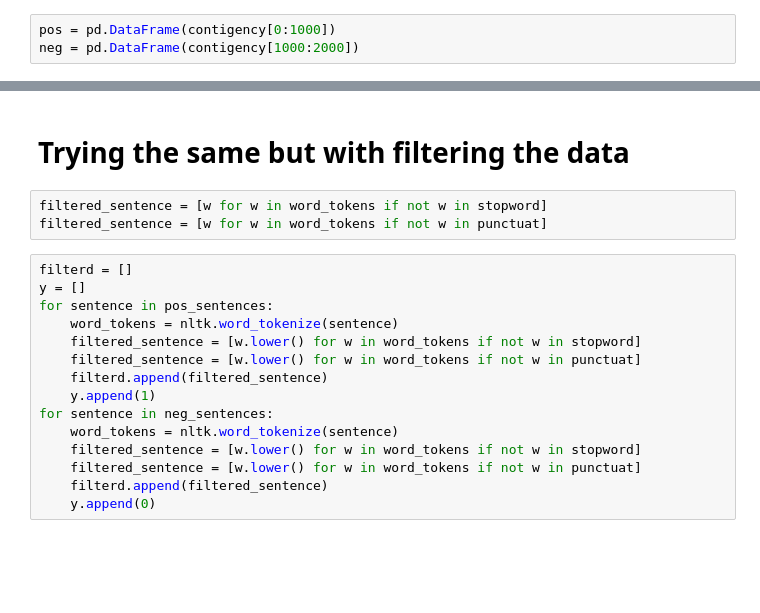
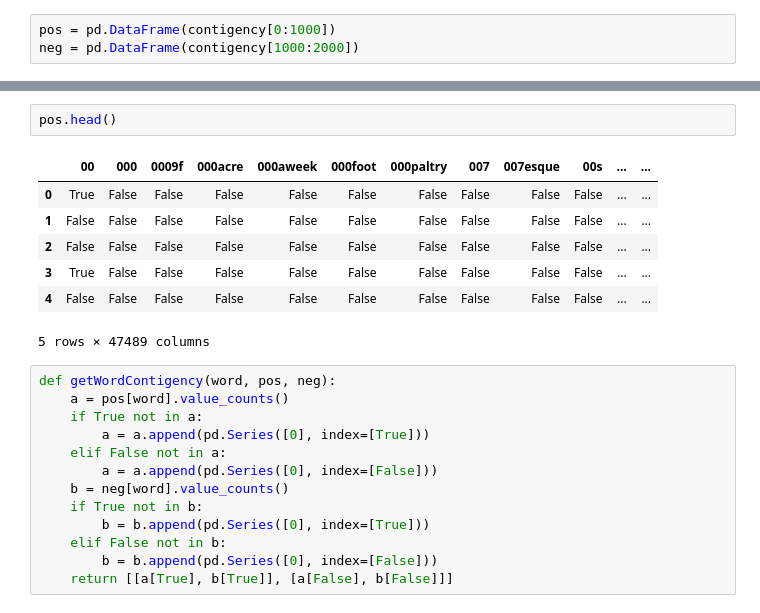
Before and after one commit to SimonKenoby/INFO2049, a Jupyter notebook: webandtext.ipynb, the cells around one changed output, grey strips where cells are left out. Drawn from its saved outputs; the diff is of its cells as text; blank space fills up the shorter version.

```diff
--- a/webandtext.ipynb
+++ b/webandtext.ipynb
@@ -446,20 +440,23 @@ for i in range(0, len(pos_uniques)):
-# %% [markdown]
-# Trying the same but with filtering the data
-# %%
-filtered_sentence = [w for w in word_tokens if not w in stopword]
-filtered_sentence = [w for w in word_tokens if not w in punctuat]
-# %%
-filterd = []
-y = []
-for sentence in pos_sentences:
-    word_tokens = nltk.word_tokenize(sentence)
-    filtered_sentence = [w.lower() for w in word_tokens if not w in stopword]
-    filtered_sentence = [w.lower() for w in word_tokens if not w in punctuat]
-    filterd.append(filtered_sentence)
-    y.append(1)
-for sentence in neg_sentences:
-    word_tokens = nltk.word_tokenize(sentence)
-    filtered_sentence = [w.lower() for w in word_tokens if not w in stopword]
-    filtered_sentence = [w.lower() for w in word_tokens if not w in punctuat]
-    filterd.append(filtered_sentence)
-    y.append(0)
+# %%
+pos.head()
+# %% [output]
+|  | 00 | 000 | 0009f | 000acre | 000aweek | 000foot | 000paltry | 007 | 007esque | 00s | ... | ... |
+| 0 | True | False | False | False | False | False | False | False | False | False | ... | ... |
+| 1 | False | False | False | False | False | False | False | False | False | False | ... | ... |
+| 2 | False | False | False | False | False | False | False | False | False | False | ... | ... |
+| 3 | True | False | False | False | False | False | False | False | False | False | ... | ... |
+| 4 | False | False | False | False | False | False | False | False | False | False | ... | ... |
+5 rows × 47489 columns
+# %%
+def getWordContigency(word, pos, neg):
+    a = pos[word].value_counts()
+    if True not in a:
+        a = a.append(pd.Series([0], index=[True]))
+    elif False not in a:
+        a = a.append(pd.Series([0], index=[False]))
+    b = neg[word].value_counts()
+    if True not in b:
+        b = b.append(pd.Series([0], index=[True]))
+    elif False not in b:
+        b = b.append(pd.Series([0], index=[False]))
+    return [[a[True], b[True]], [a[False], b[False]]]
```
Also changed, not shown: parts of 26 cells of this notebook.
